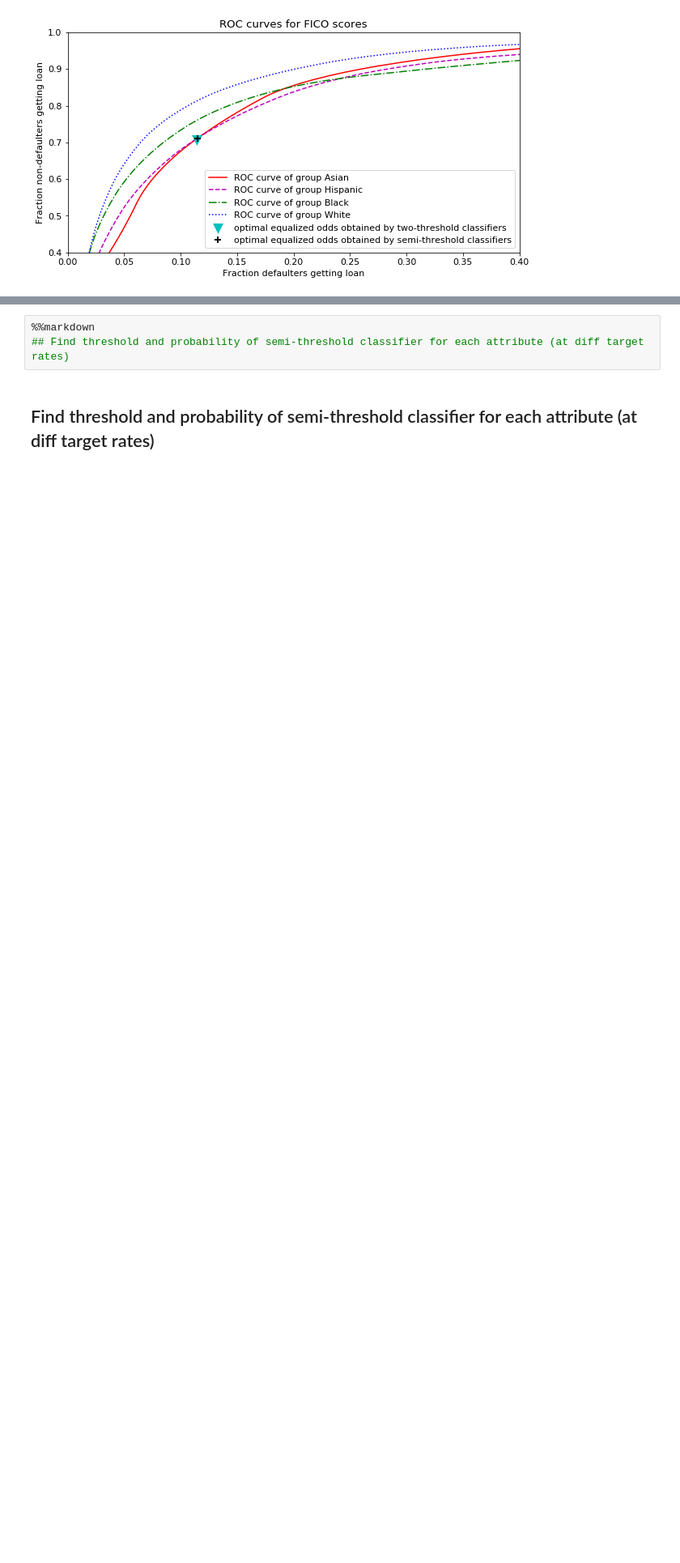
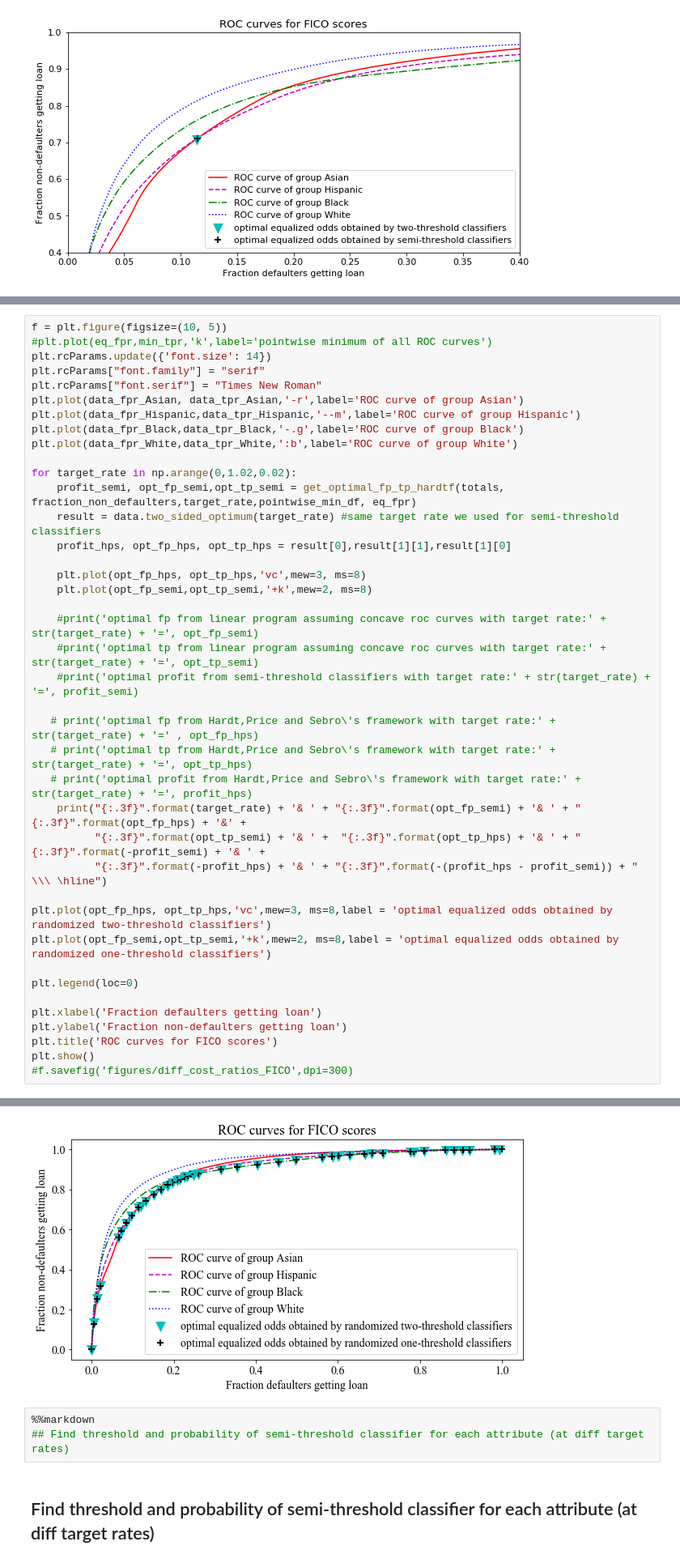
Before and after one commit to nrajanee/ExperimentsforEqOdsNondecreasingCondProbsPaper, a Jupyter notebook: explore_plot_data_fico.ipynb, the cells around one changed output, grey strips where cells are left out. Shown at 81% size. Saved outputs shown, nothing was run; the diff lists cells and outputs as text; blank space fills up the shorter version.

```diff
--- a/explore_plot_data_fico.ipynb
+++ b/explore_plot_data_fico.ipynb
@@ -213,0 +226,41 @@ plt.show()
+# %%
+f = plt.figure(figsize=(10, 5))
+#plt.plot(eq_fpr,min_tpr,'k',label='pointwise minimum of all ROC curves')
+plt.rcParams.update({'font.size': 14})
+plt.rcParams["font.family"] = "serif"
+plt.rcParams["font.serif"] = "Times New Roman"
+plt.plot(data_fpr_Asian, data_tpr_Asian,'-r',label='ROC curve of group Asian')
+plt.plot(data_fpr_Hispanic,data_tpr_Hispanic,'--m',label='ROC curve of group Hispanic')
+plt.plot(data_fpr_Black,data_tpr_Black,'-.g',label='ROC curve of group Black')
+plt.plot(data_fpr_White,data_tpr_White,':b',label='ROC curve of group White')
+
+for target_rate in np.arange(0,1.02,0.02):
+    profit_semi, opt_fp_semi,opt_tp_semi = get_optimal_fp_tp_hardtf(totals, fraction_non_defaulters,target_rate,pointwise_min_df, eq_fpr)
+    result = data.two_sided_optimum(target_rate) #same target rate we used for semi-threshold classifiers
+    profit_hps, opt_fp_hps, opt_tp_hps = result[0],result[1][1],result[1][0]
+
+    plt.plot(opt_fp_hps, opt_tp_hps,'vc',mew=3, ms=8)
+    plt.plot(opt_fp_semi,opt_tp_semi,'+k',mew=2, ms=8)
+
+    #print('optimal fp from linear program assuming concave roc curves with target rate:' + str(target_rate) + '=', opt_fp_semi)
+    #print('optimal tp from linear program assuming concave roc curves with target rate:' + str(target_rate) + '=', opt_tp_semi)
+    #print('optimal profit from semi-threshold classifiers with target rate:' + str(target_rate) + '=', profit_semi)
+
+   # print('optimal fp from Hardt,Price and Sebro\'s framework with target rate:' + str(target_rate) + '=' , opt_fp_hps)
+   # print('optimal tp from Hardt,Price and Sebro\'s framework with target rate:' + str(target_rate) + '=', opt_tp_hps)
+   # print('optimal profit from Hardt,Price and Sebro\'s framework with target rate:' + str(target_rate) + '=', profit_hps)
+    print("{:.3f}".format(target_rate) + '& ' + "{:.3f}".format(opt_fp_semi) + '& ' + "{:.3f}".format(opt_fp_hps) + '&' +
+          "{:.3f}".format(opt_tp_semi) + '& ' +  "{:.3f}".format(opt_tp_hps) + '& ' + "{:.3f}".format(-profit_semi) + '& ' +
+          "{:.3f}".format(-profit_hps) + '& ' + "{:.3f}".format(-(profit_hps - profit_semi)) + " \\\ \hline")
+
+plt.plot(opt_fp_hps, opt_tp_hps,'vc',mew=3, ms=8,label = 'optimal equalized odds obtained by randomized two-threshold classifiers')
+plt.plot(opt_fp_semi,opt_tp_semi,'+k',mew=2, ms=8,label = 'optimal equalized odds obtained by randomized one-threshold classifiers')
+
+plt.legend(loc=0)
+
+plt.xlabel('Fraction defaulters getting loan')
+plt.ylabel('Fraction non-defaulters getting loan')
+plt.title('ROC curves for FICO scores')
+plt.show()
+#f.savefig('figures/diff_cost_ratios_FICO',dpi=300)
+# %% [output]
@@ -214,3 +284,4 @@ plt.show()
+[figure, added]
 # %%
 %%markdown
 ## Find threshold and probability of semi-threshold classifier for each attribute (at diff target rates)
```
Also changed, not shown: parts of 13 cells of this notebook, 9 other files.
